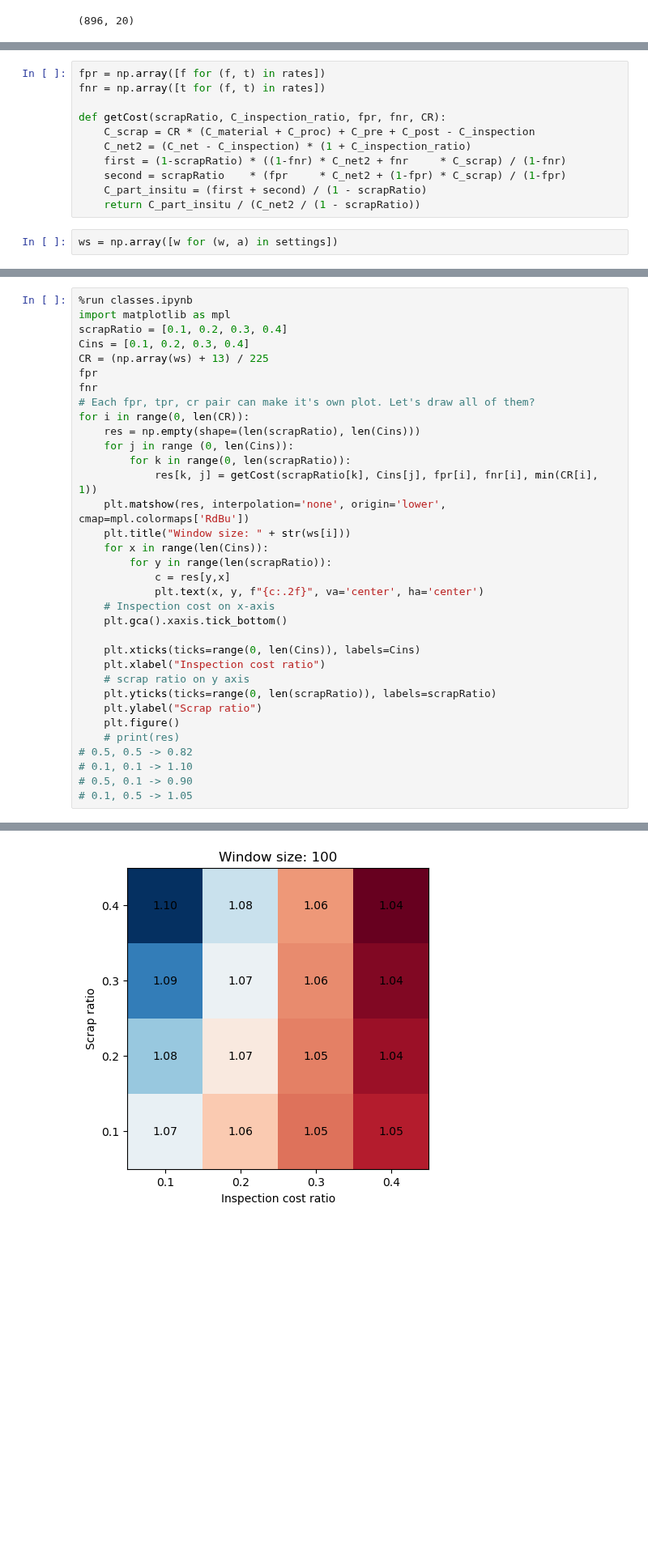
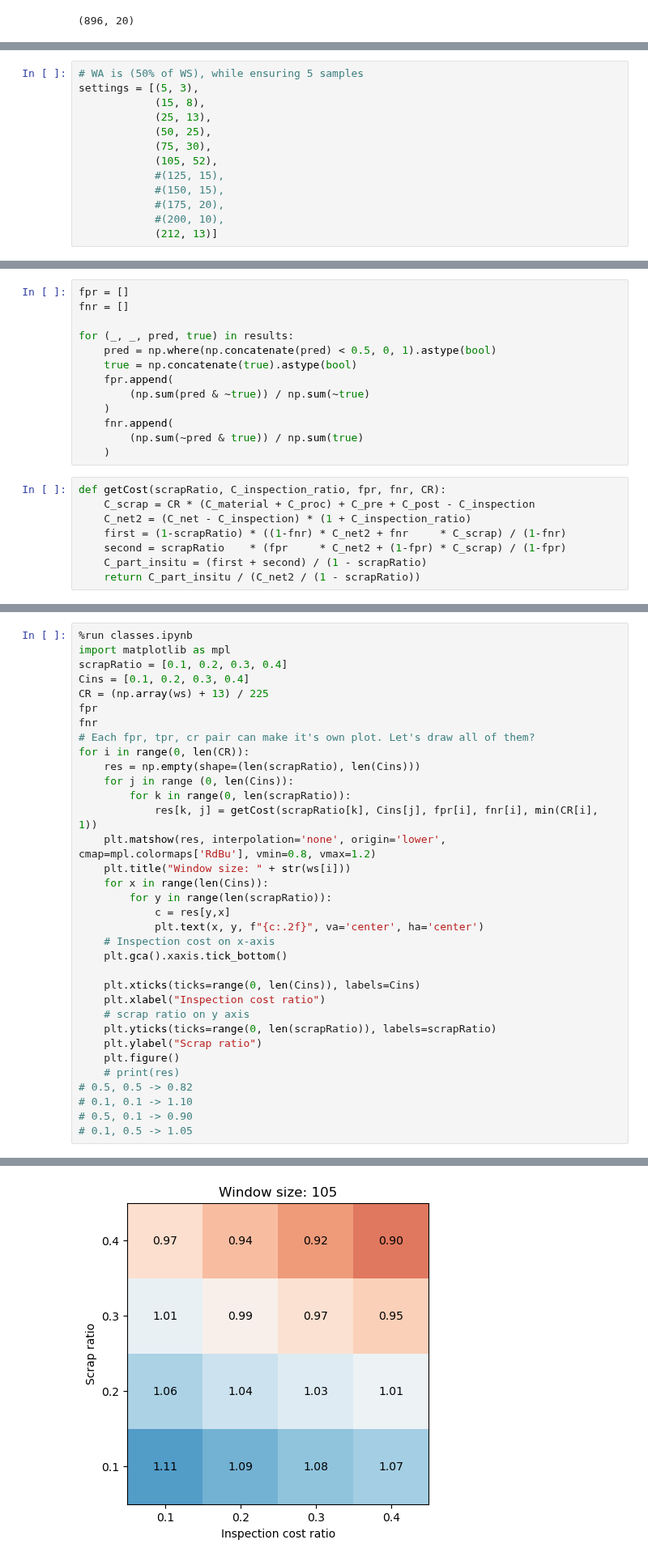
Before and after one commit to ErikSievers/thesis, a Jupyter notebook: Streaming/streaming eval c.ipynb, the cells around one changed output, grey strips where cells are left out. Shown at 81% size. Drawn from its saved outputs; the diff is of its cells as text; blank space fills up the shorter version.

```diff
--- a/Streaming/streaming eval c.ipynb
+++ b/Streaming/streaming eval c.ipynb
@@ -217,0 +196,13 @@ fnr = np.array([t for (f, t) in rates])
+# %%
+# WA is (50% of WS), while ensuring 5 samples
+settings = [(5, 3),
+            (15, 8),
+            (25, 13),
+            (50, 25),
+            (75, 30),
+            (105, 52),
+            #(125, 15),
+            #(150, 15),
+            #(175, 20),
+            #(200, 10),
+            (212, 13)]
@@ -218,7 +286,17 @@ fnr = np.array([t for (f, t) in rates])
+# %%
+fpr = []
+fnr = []
+
+for (_, _, pred, true) in results:
+    pred = np.where(np.concatenate(pred) < 0.5, 0, 1).astype(bool)
+    true = np.concatenate(true).astype(bool)
+    fpr.append(
+        (np.sum(pred & ~true)) / np.sum(~true)
+    )
+    fnr.append(
+        (np.sum(~pred & true)) / np.sum(true)
+    )
 # %%
-fpr = np.array([f for (f, t) in rates])
-fnr = np.array([t for (f, t) in rates])
-
 def getCost(scrapRatio, C_inspection_ratio, fpr, fnr, CR):
     C_scrap = CR * (C_material + C_proc) + C_pre + C_post - C_inspection
     C_net2 = (C_net - C_inspection) * (1 + C_inspection_ratio)
@@ -226,5 +304,3 @@ def getCost(scrapRatio, C_inspection_ratio, fpr, fnr, CR):
     second = scrapRatio    * (fpr     * C_net2 + (1-fpr) * C_scrap) / (1-fpr)
     C_part_insitu = (first + second) / (1 - scrapRatio)
     return C_part_insitu / (C_net2 / (1 - scrapRatio))
-# %%
-ws = np.array([w for (w, a) in settings])
@@ -242,7 +339,7 @@ for i in range(0, len(CR)):
     for j in range (0, len(Cins)):
         for k in range(0, len(scrapRatio)):
             res[k, j] = getCost(scrapRatio[k], Cins[j], fpr[i], fnr[i], min(CR[i], 1))
-    plt.matshow(res, interpolation='none', origin='lower', cmap=mpl.colormaps['RdBu'])
+    plt.matshow(res, interpolation='none', origin='lower', cmap=mpl.colormaps['RdBu'], vmin=0.8, vmax=1.2)
     plt.title("Window size: " + str(ws[i]))
     for x in range(len(Cins)):
         for y in range(len(scrapRatio)):
@@ -275,3 +372,3 @@ for i in range(0, len(CR)):
 <Figure size 640x480 with 0 Axes>
-[figure, old version]
+[figure, new version]
 <Figure size 640x480 with 0 Axes>
```
Also changed, not shown: parts of 11 cells of this notebook, 3 other files.
